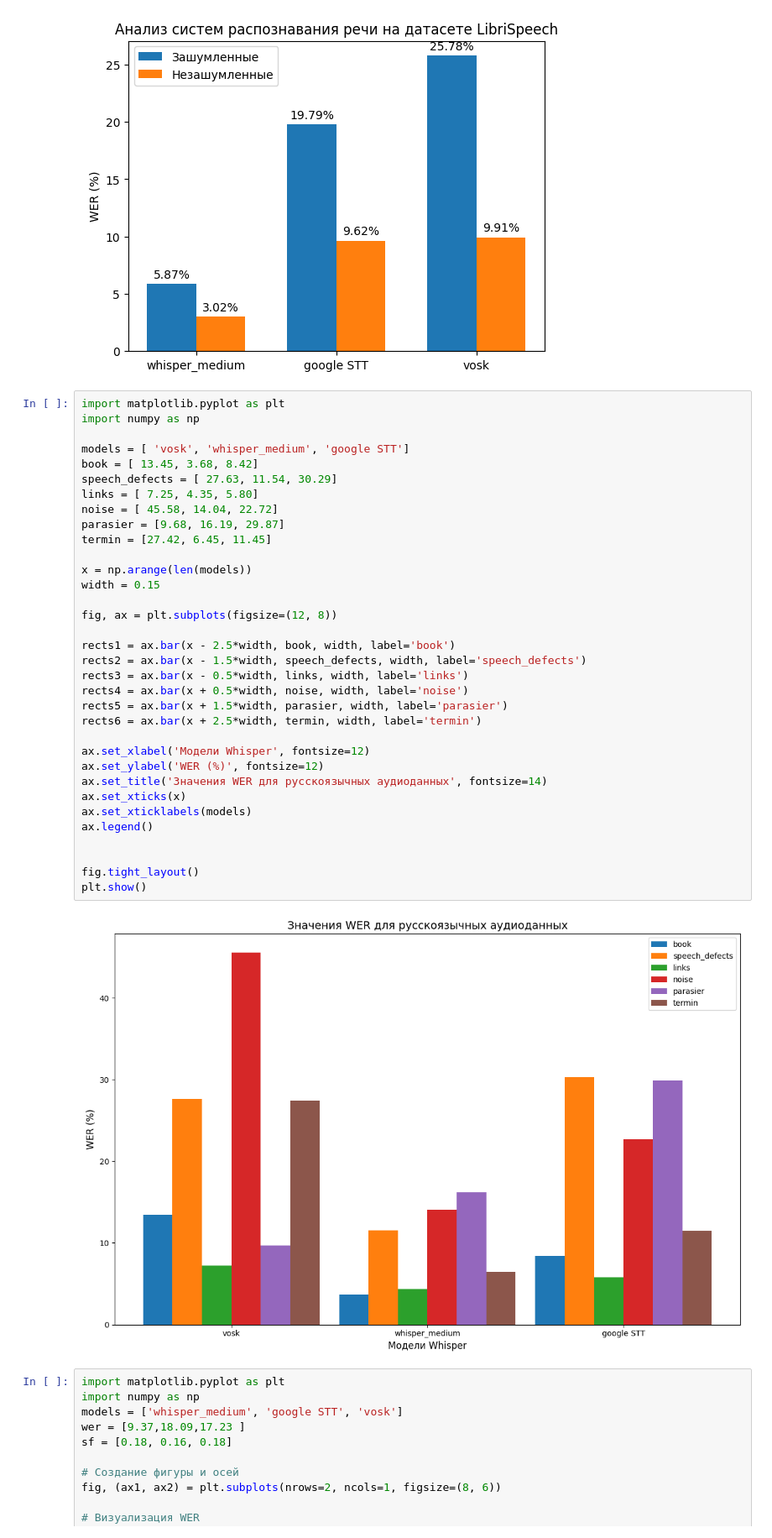
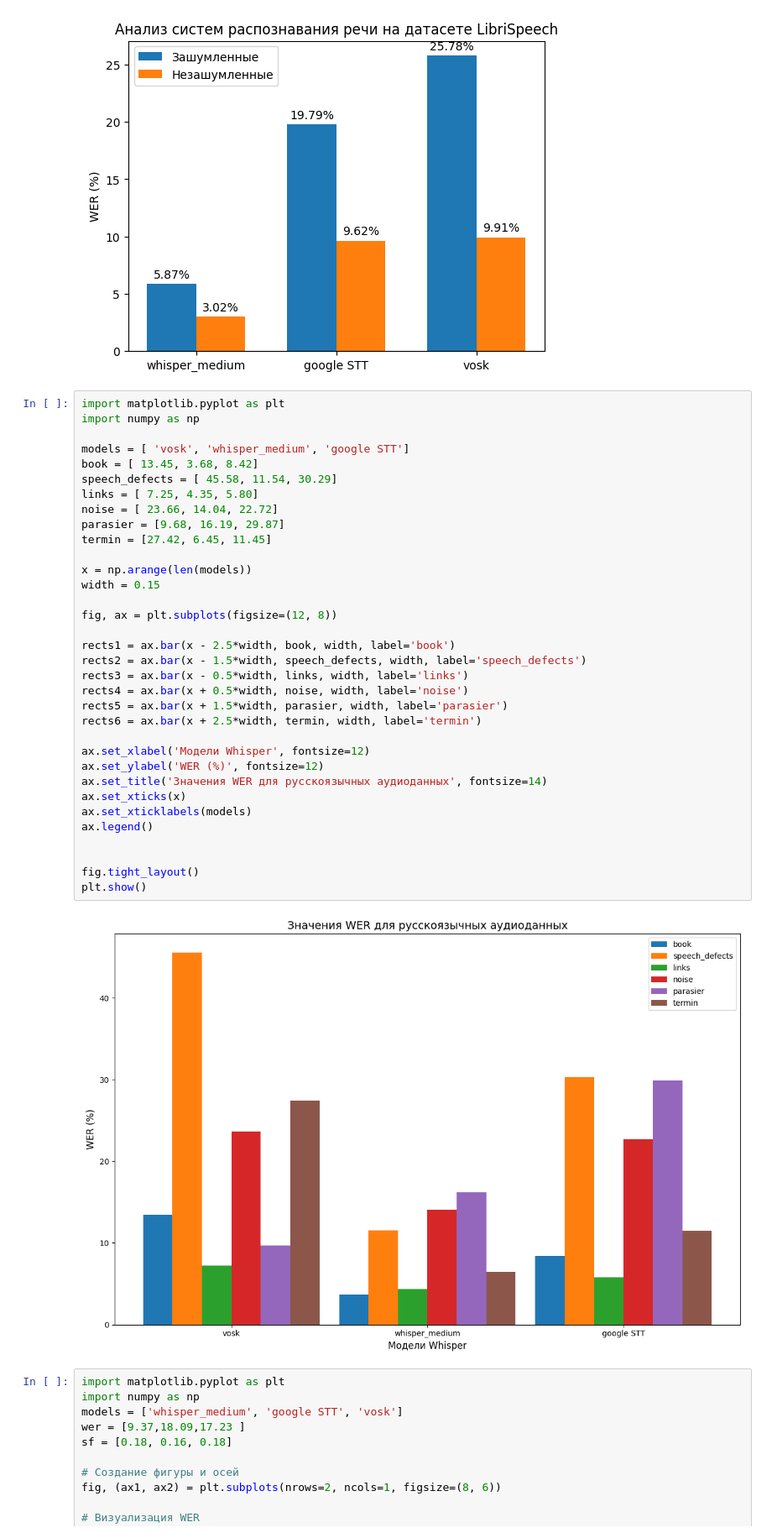
Before and after one commit to Polineska/SpeechRecognition, a Jupyter notebook: Графики.ipynb, the cells around one changed output. Shown at 84% size. Drawn from its saved outputs; the diff is of its cells as text.

```diff
--- a/Графики.ipynb
+++ b/Графики.ipynb
@@ -72,36 +72,36 @@ import numpy as np
 
 models = [ 'vosk', 'whisper_medium', 'google STT']
 book = [ 13.45, 3.68, 8.42]
-speech_defects = [ 27.63, 11.54, 30.29]
+speech_defects = [ 45.58, 11.54, 30.29]
 links = [ 7.25, 4.35, 5.80]
-noise = [ 45.58, 14.04, 22.72]
+noise = [ 23.66, 14.04, 22.72]
 parasier = [9.68, 16.19, 29.87]
 termin = [27.42, 6.45, 11.45]
 
 x = np.arange(len(models))
 width = 0.15
 
 fig, ax = plt.subplots(figsize=(12, 8))
 
 rects1 = ax.bar(x - 2.5*width, book, width, label='book')
 rects2 = ax.bar(x - 1.5*width, speech_defects, width, label='speech_defects')
 rects3 = ax.bar(x - 0.5*width, links, width, label='links')
 rects4 = ax.bar(x + 0.5*width, noise, width, label='noise')
 rects5 = ax.bar(x + 1.5*width, parasier, width, label='parasier')
 rects6 = ax.bar(x + 2.5*width, termin, width, label='termin')
 
 ax.set_xlabel('Модели Whisper', fontsize=12)
 ax.set_ylabel('WER (%)', fontsize=12)
 ax.set_title('Значения WER для русскоязычных аудиоданных', fontsize=14)
 ax.set_xticks(x)
 ax.set_xticklabels(models)
 ax.legend()
 
 
 fig.tight_layout()
 plt.show()
 # %% [output]
-[figure, old version]
+[figure, new version]
 # %%
 import matplotlib.pyplot as plt
 import numpy as np
```
Also changed, not shown: parts of 1 cell of this notebook.
